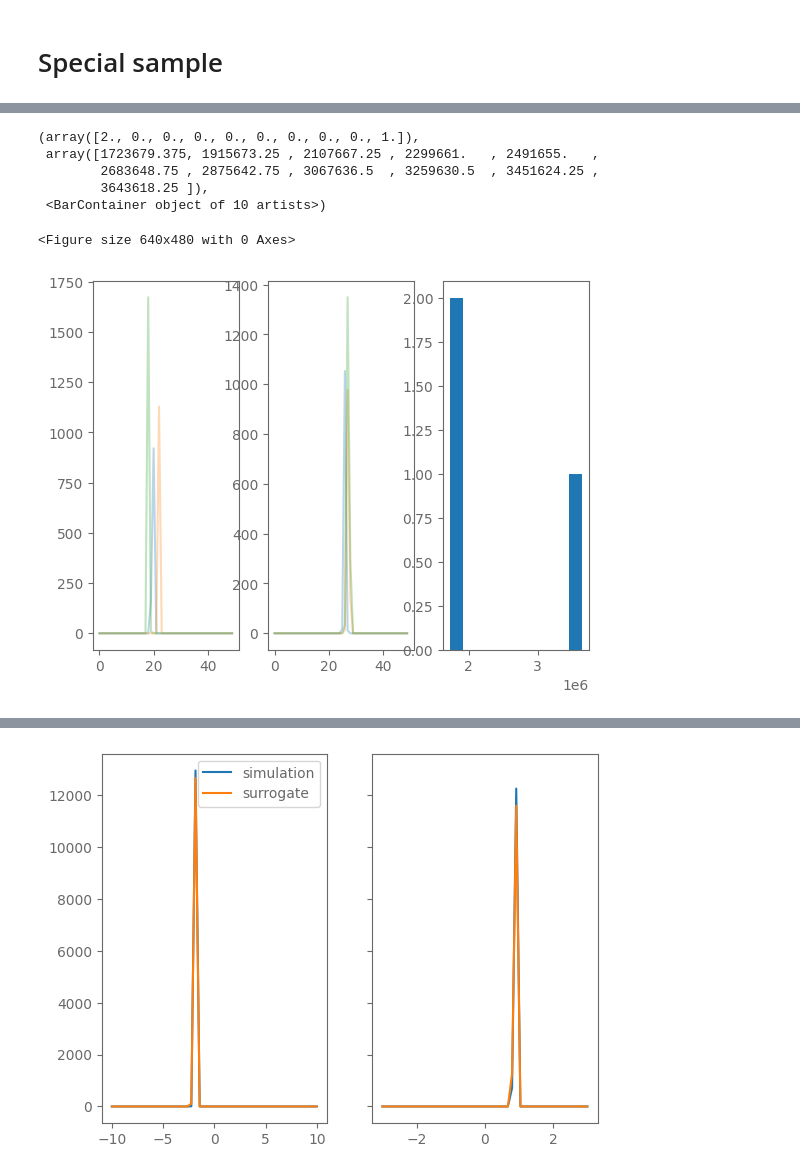
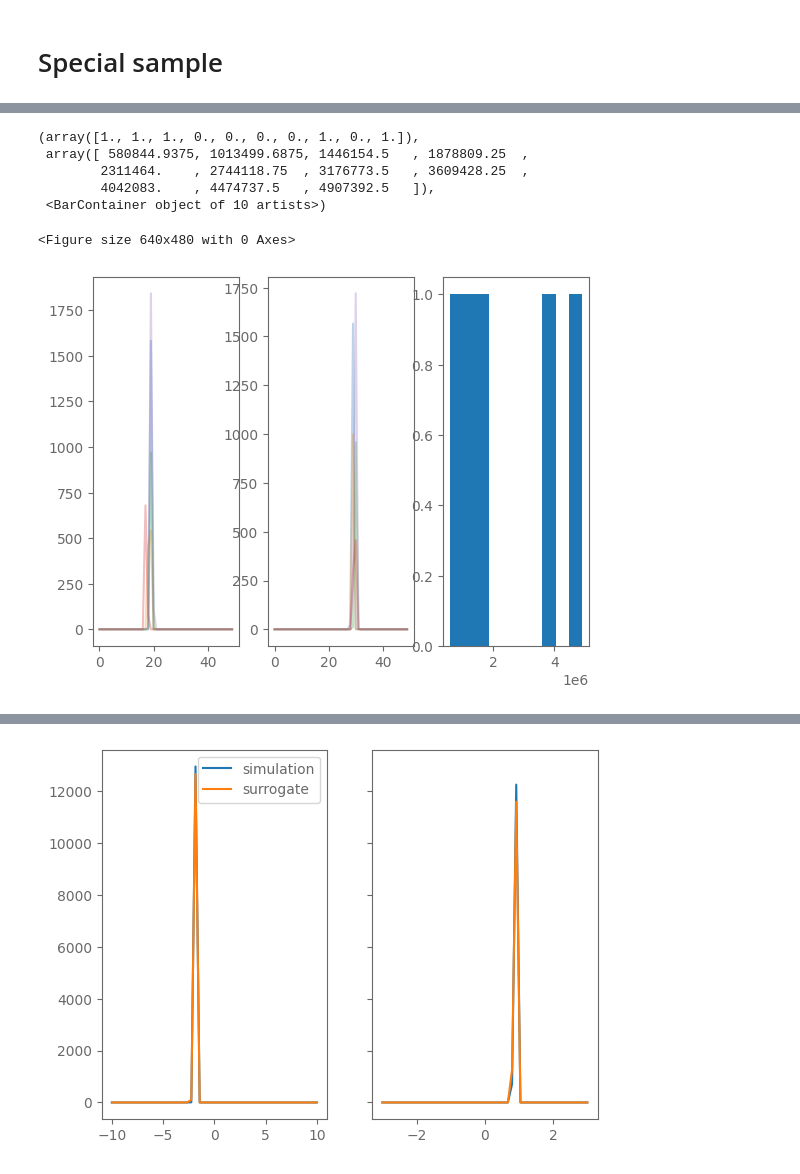
Before and after one commit to hzbian/metrix_hackathon, a Jupyter notebook: test_xy_hist_surrogate.ipynb, the cells around one changed output, grey strips where cells are left out. Drawn from its saved outputs; the diff is of its cells as text; code cells hidden in the pictures.

```diff
--- a/test_xy_hist_surrogate.ipynb
+++ b/test_xy_hist_surrogate.ipynb
@@ -136,8 +136,10 @@ params_tensor = torch.load('outputs/params.pt')
 # %% [markdown]
 # Special sample
 # %%
-with open("observed_params.pkl", "rb") as f:
-    observed_params = pickle.load(f, fix_imports=True, encoding='ASCII', errors='strict', buffers=None)
+with open("outputs/special_sample_168_selected.pkl", "rb") as f:
+    special_sample = pickle.load(f, fix_imports=True, encoding='ASCII', errors='strict', buffers=None)
+observed_params = special_sample.uncompensated_parameters
+
 for param_container in observed_params:
     for label in ['ImagePlane.translationXerror', 'ImagePlane.translationYerror', 'ImagePlane.translationZerror']:
         if label in list(param_container.keys()):
@@ -149,0 +152,5 @@ Plot.plot_engines_comparison(engine, surrogate_engine, observed_params[:1], Mult
+# %%
+uncompensated_parameters = [elem.clone() for elem in special_sample.uncompensated_parameters]
+for elem in uncompensated_parameters:
+    elem.perturb(special_sample.target_params)
+uncompensated_parameters[0]
@@ -150,20 +180,20 @@ Plot.plot_engines_comparison(engine, surrogate_engine, observed_params[:1], Mult
 # %%
-mse_comparison, x_simulation_hist, y_simulation_hist = mse_engines_comparison(engine, surrogate_engine, observed_params[:3], MultiLayer([0.]))
+mse_comparison, x_simulation_hist, y_simulation_hist = mse_engines_comparison(engine, surrogate_engine, uncompensated_parameters[:5], MultiLayer([0.]))
 plt.clf()
 fig, ax = plt.subplots(1, 3)
 for hist in x_simulation_hist:
     ax[0].plot(hist, alpha=0.3)
 for hist in y_simulation_hist:
     ax[1].plot(hist, alpha=0.3)
 ax[2].hist(mse_comparison)
 # %% [output]
-(array([2., 0., 0., 0., 0., 0., 0., 0., 0., 1.]),
- array([1723679.375, 1915673.25 , 2107667.25 , 2299661.   , 2491655.   ,
-        2683648.75 , 2875642.75 , 3067636.5  , 3259630.5  , 3451624.25 ,
-        3643618.25 ]),
+(array([1., 1., 1., 0., 0., 0., 0., 1., 0., 1.]),
+ array([ 580844.9375, 1013499.6875, 1446154.5   , 1878809.25  ,
+        2311464.    , 2744118.75  , 3176773.5   , 3609428.25  ,
+        4042083.    , 4474737.5   , 4907392.5   ]),
  <BarContainer object of 10 artists>)
 <Figure size 640x480 with 0 Axes>
-[figure, old version]
+[figure, new version]
 # %%
 x_loc_list = []
 good_param_list = []
```
Also changed, not shown: parts of 16 cells of this notebook.
